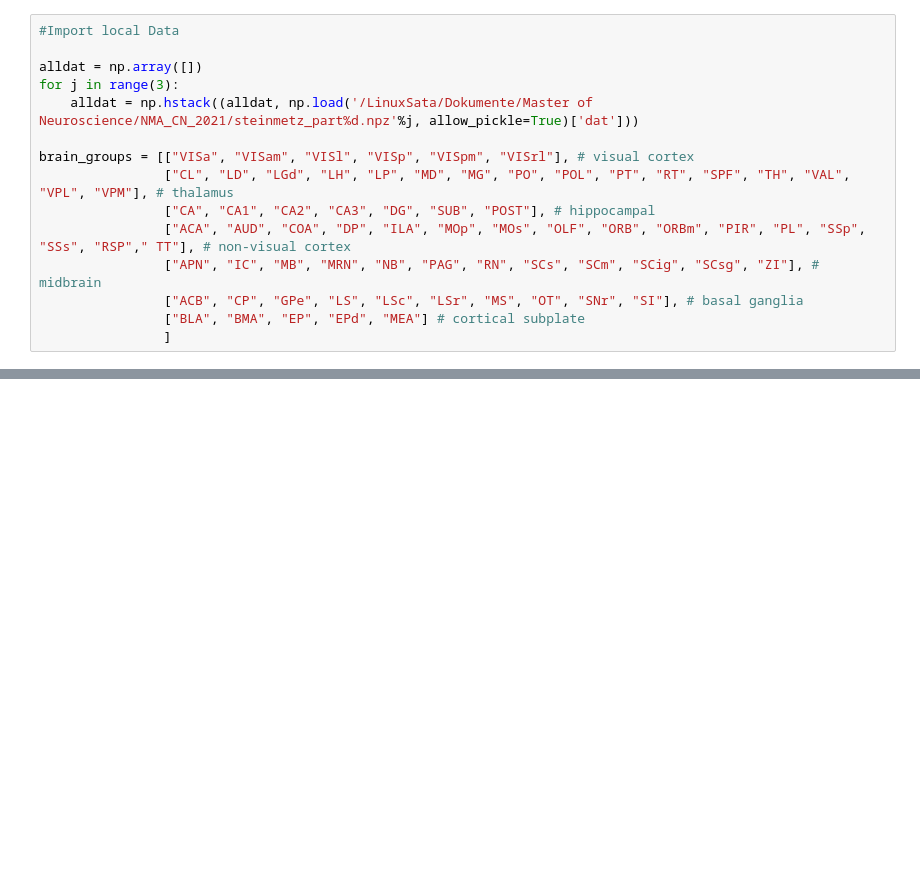
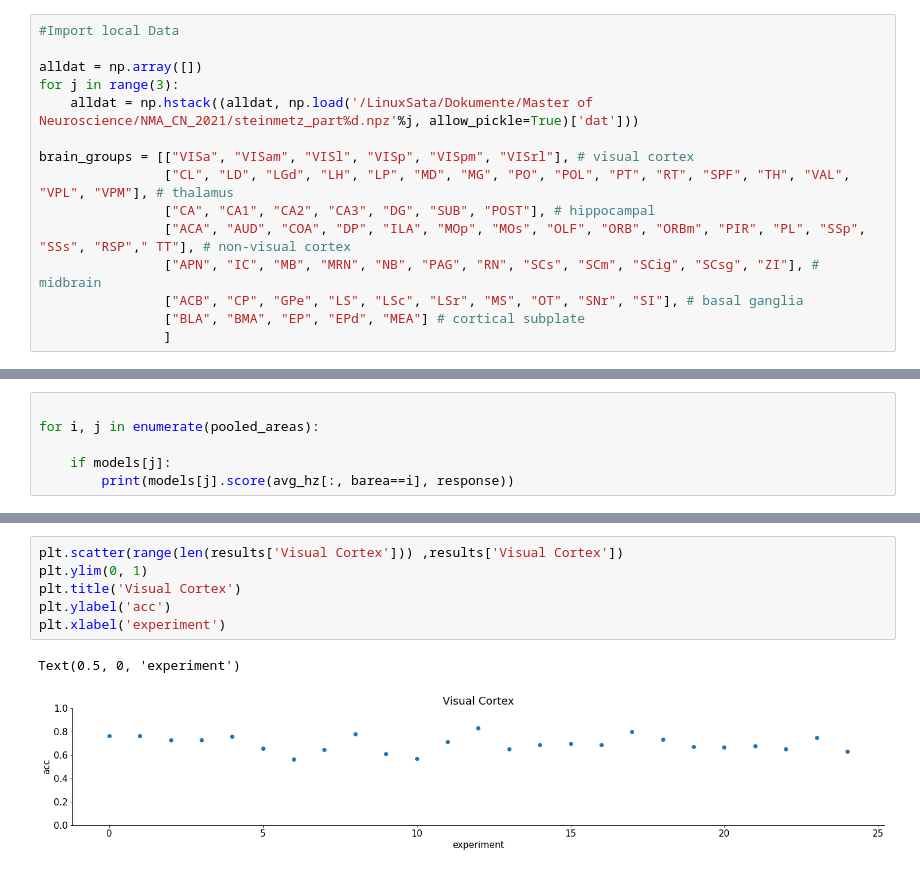
Before and after one commit to Enormous-Ferrets/steinmetz-analysis, a Jupyter notebook: notebooks/samuel.ipynb, the cells around one changed output, grey strips where cells are left out. Drawn from its saved outputs; the diff is of its cells as text; blank space fills up the shorter version.

```diff
--- a/notebooks/samuel.ipynb
+++ b/notebooks/samuel.ipynb
@@ -242,0 +202,6 @@ array([[[ 0,  1,  2],
+# %%
+
+for i, j in enumerate(pooled_areas):
+
+    if models[j]:
+        print(models[j].score(avg_hz[:, barea==i], response))
@@ -242,0 +317,9 @@ array([[[ 0,  1,  2],
+# %%
+plt.scatter(range(len(results['Visual Cortex'])) ,results['Visual Cortex'])
+plt.ylim(0, 1)
+plt.title('Visual Cortex')
+plt.ylabel('acc')
+plt.xlabel('experiment')
+# %% [output]
+Text(0.5, 0, 'experiment')
+[figure, added]
```
Also changed, not shown: parts of 36 cells of this notebook.
